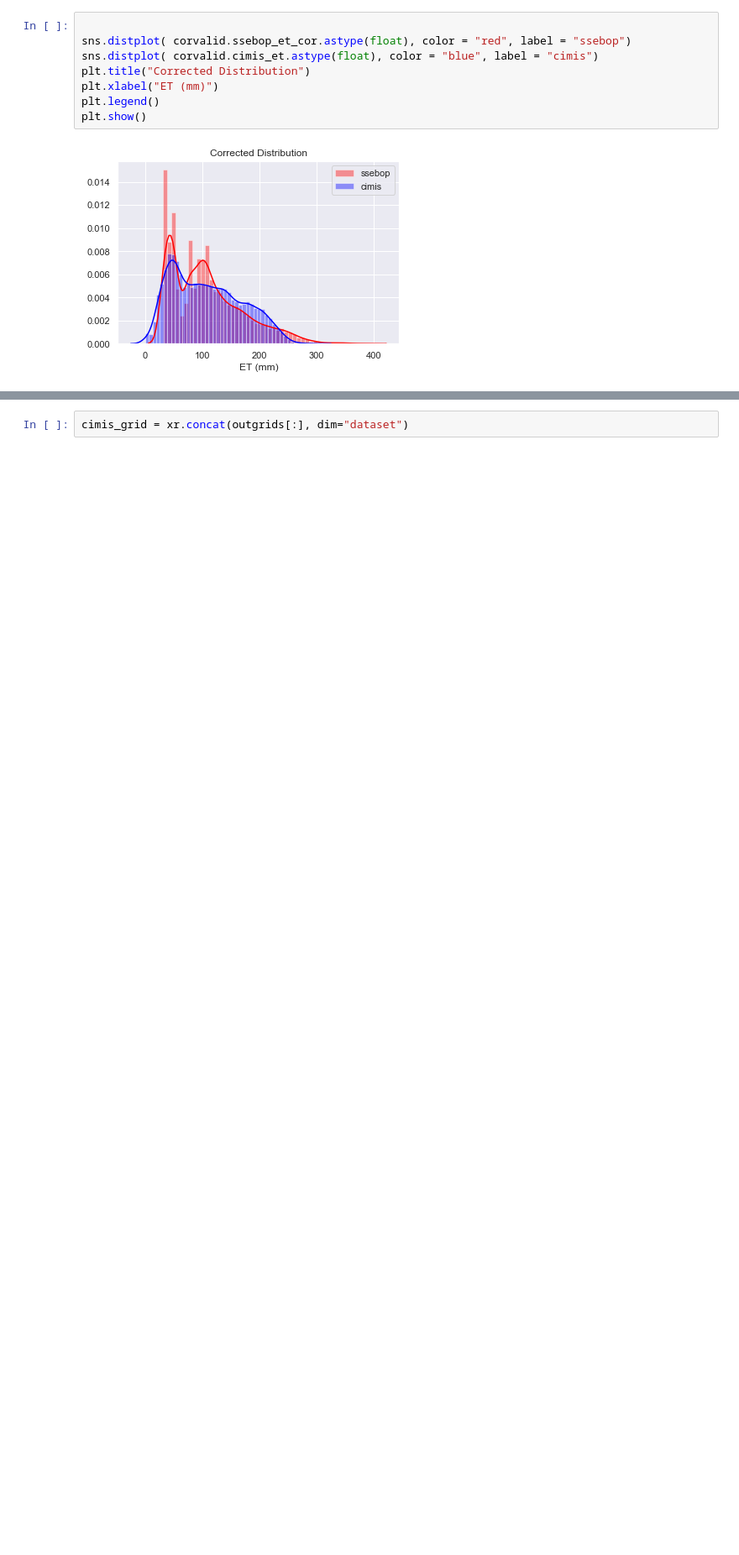
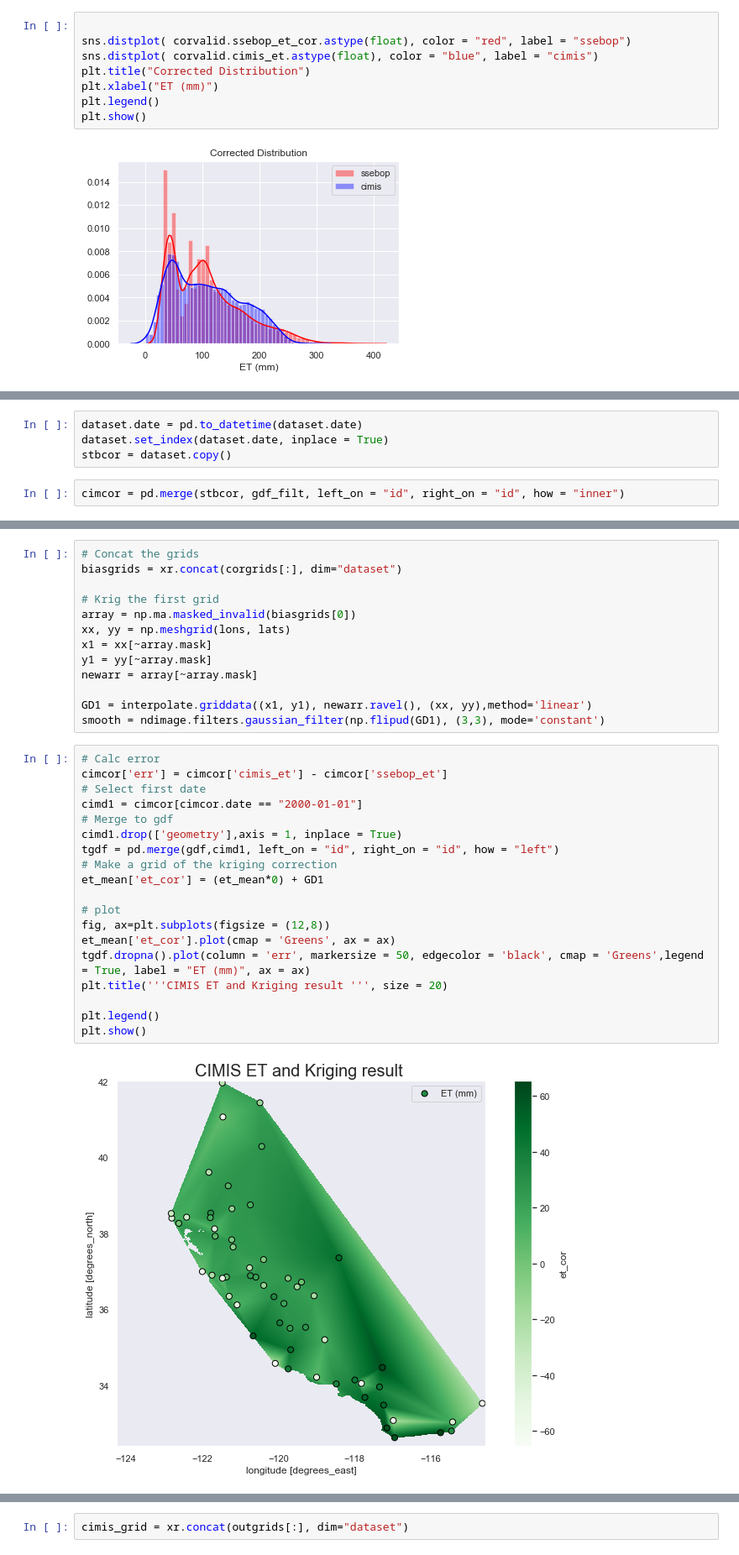
Before and after one commit to kashingtonDC/CIMIS, a Jupyter notebook: code/CIMIS-Copy3.ipynb, the cells around one changed output, grey strips where cells are left out. Shown at 84% size. Saved outputs shown, nothing was run; the diff lists cells and outputs as text; blank space fills up the shorter version.

Commit message:
monthly spatial bias correction working;

```diff
--- a/code/CIMIS-Copy3.ipynb
+++ b/code/CIMIS-Copy3.ipynb
@@ -613,0 +619,6 @@ plt.show()
+# %%
+dataset.date = pd.to_datetime(dataset.date)
+dataset.set_index(dataset.date, inplace = True)
+stbcor = dataset.copy()
+# %%
+cimcor = pd.merge(stbcor, gdf_filt, left_on = "id", right_on = "id", how = "inner")
@@ -613,0 +654,34 @@ plt.show()
+# %%
+# Concat the grids
+biasgrids = xr.concat(corgrids[:], dim="dataset")
+
+# Krig the first grid
+array = np.ma.masked_invalid(biasgrids[0])
+xx, yy = np.meshgrid(lons, lats)
+x1 = xx[~array.mask]
+y1 = yy[~array.mask]
+newarr = array[~array.mask]
+
+GD1 = interpolate.griddata((x1, y1), newarr.ravel(), (xx, yy),method='linear')
+smooth = ndimage.filters.gaussian_filter(np.flipud(GD1), (3,3), mode='constant')
+# %%
+# Calc error
+cimcor['err'] = cimcor['cimis_et'] - cimcor['ssebop_et']
+# Select first date
+cimd1 = cimcor[cimcor.date == "2000-01-01"]
+# Merge to gdf
+cimd1.drop(['geometry'],axis = 1, inplace = True)
+tgdf = pd.merge(gdf,cimd1, left_on = "id", right_on = "id", how = "left")
+# Make a grid of the kriging correction
+et_mean['et_cor'] = (et_mean*0) + GD1
+
+# plot
+fig, ax=plt.subplots(figsize = (12,8))
+et_mean['et_cor'].plot(cmap = 'Greens', ax = ax)
+tgdf.dropna().plot(column = 'err', markersize = 50, edgecolor = 'black', cmap = 'Greens',legend = True, label = "ET (mm)", ax = ax)
+plt.title('''CIMIS ET and Kriging result ''', size = 20)
+
+plt.legend()
+plt.show()
+# %% [output]
+[figure, added]
```
Also changed, not shown: parts of 52 cells of this notebook.
